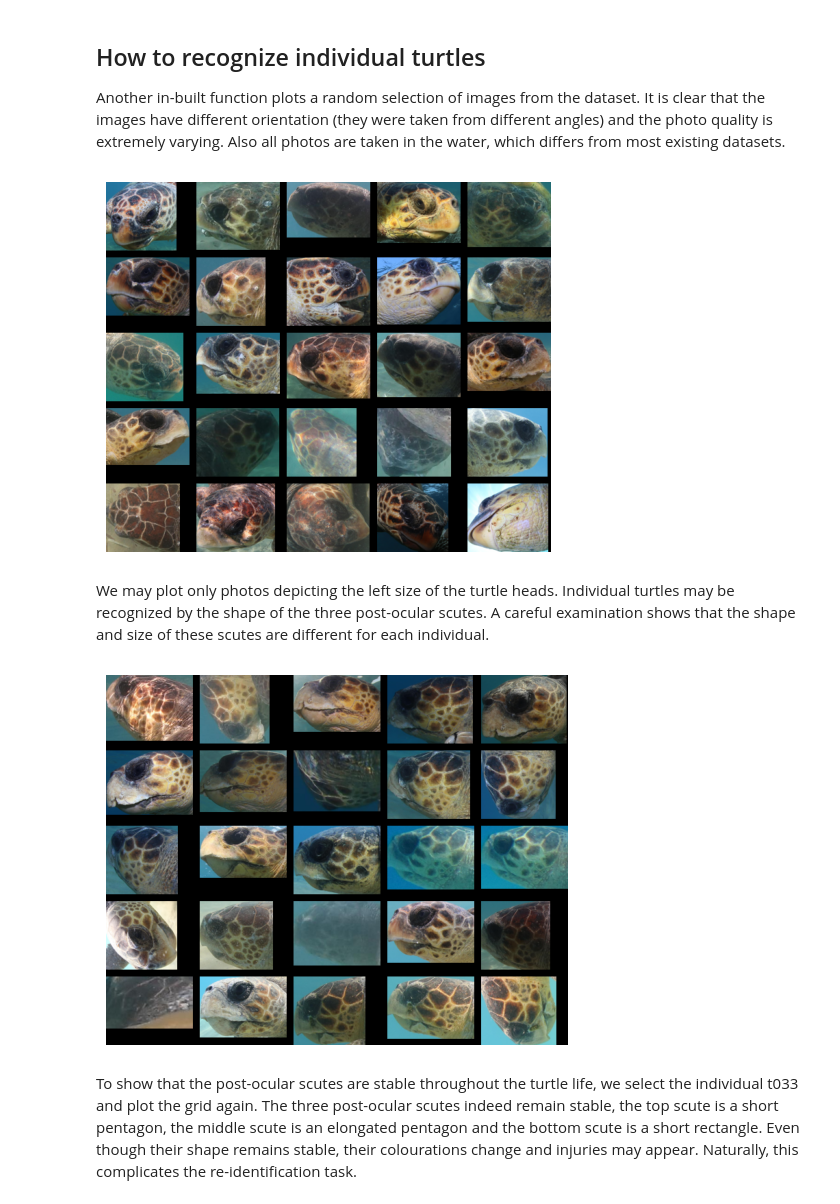
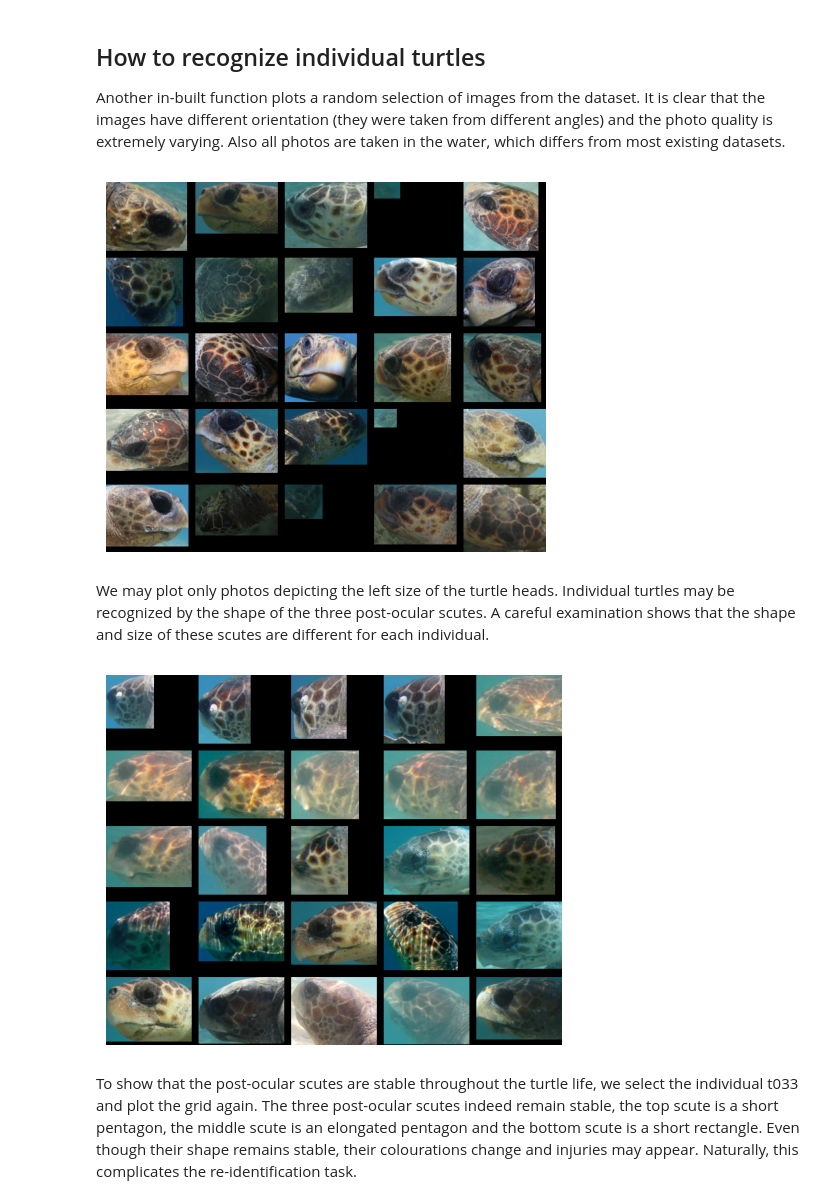
Before and after one commit to WildlifeDatasets/wildlife-datasets, a Jupyter notebook: notebooks/introduction.ipynb, the cells around one changed output. Saved outputs shown, nothing was run; the diff lists cells and outputs as text; code cells hidden in the pictures.

```diff
--- a/notebooks/introduction.ipynb
+++ b/notebooks/introduction.ipynb
@@ -14,13 +14,13 @@ from wildlife_datasets.splits import TimeCutoffSplit, TimeProportionSplit
 # %% [markdown]
 The dataset SeaTurtleIDHeads must be already downloaded and saved in the `root` folder.
 # %%
-root = '../data/SeaTurtleIDHeads'
+root = '/data/wildlife_datasets/data/SeaTurtleID2022'
 # %% [markdown]
 ## Loading the dataset
 
 We create the dataset `d`. We can display its metadata by `d.metadata` or the dataframe `d.df` summarizing the images in the dataset. The dataframe for SeaTurtleIDHeads has 7582 rows, where each row describes one image. Each image has its id, path and the identity (name) of the animal which it contains. Then there may be additional information such as the date when the image was taken or the image orientation.
 # %%
-d = datasets.SeaTurtleIDHeads(root)
+d = SeaTurtleID2022(root, img_load='bbox')
 df = d.df
 df['date'] = pd.to_datetime(df['date'])
 df['year'] = df['date'].dt.year
@@ -57,13 +57,13 @@ Another in-built function plots a random selection of images from the dataset. I
 # %%
 d.plot_grid(n_cols=5);
 # %% [output]
-[figure, old version]
+[figure, new version]
 # %% [markdown]
 We may plot only photos depicting the left size of the turtle heads. Individual turtles may be recognized by the shape of the three post-ocular scutes. A careful examination shows that the shape and size of these scutes are different for each individual.
 # %%
-d.plot_grid(n_cols=5, idx=df['orientation']=='left');
+d.plot_grid(n_cols=5, idx=df['orientation']=='left', rotate=False);
 # %% [output]
-[figure, old version]
+[figure, new version]
 # %% [markdown]
 To show that the post-ocular scutes are stable throughout the turtle life, we select the individual t033 and plot the grid again. The three post-ocular scutes indeed remain stable, the top scute is a short pentagon, the middle scute is an elongated pentagon and the bottom scute is a short rectangle. Even though their shape remains stable, their colourations change and injuries may appear. Naturally, this complicates the re-identification task.
 # %%
```
Also changed, not shown: parts of 9 cells of this notebook, 1 other file.
